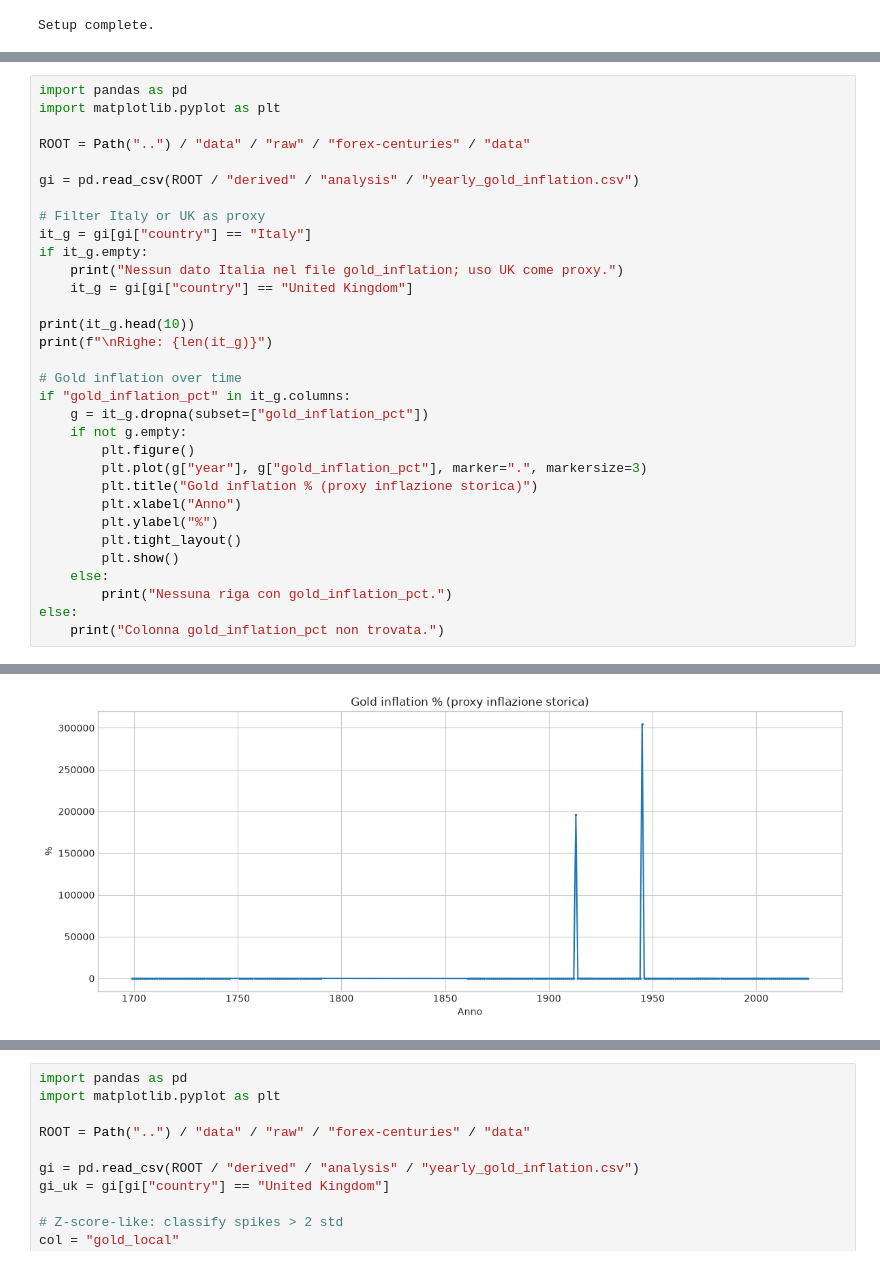
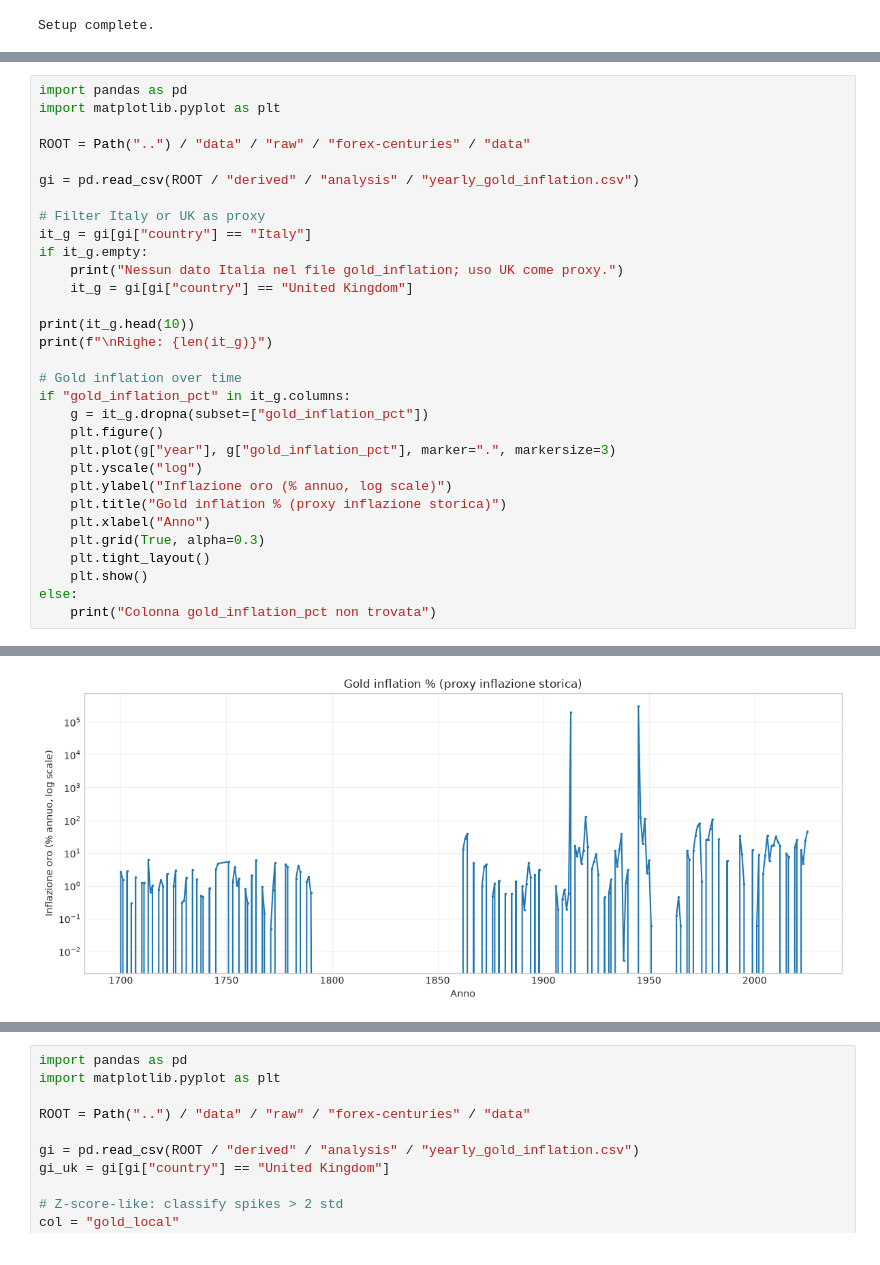
Before and after one commit to dataciviclab/forex-centuries-it, a Jupyter notebook: notebooks/executed.ipynb, the cells around one changed output, grey strips where cells are left out. Saved outputs shown, nothing was run; the diff lists cells and outputs as text.

```diff
--- a/notebooks/executed.ipynb
+++ b/notebooks/executed.ipynb
@@ -72,43 +71,42 @@ gi = pd.read_csv(ROOT / "derived" / "analysis" / "yearly_gold_inflation.csv")
 it_g = gi[gi["country"] == "Italy"]
 if it_g.empty:
     print("Nessun dato Italia nel file gold_inflation; uso UK come proxy.")
     it_g = gi[gi["country"] == "United Kingdom"]
 
 print(it_g.head(10))
 print(f"\nRighe: {len(it_g)}")
 
 # Gold inflation over time
 if "gold_inflation_pct" in it_g.columns:
     g = it_g.dropna(subset=["gold_inflation_pct"])
-    if not g.empty:
-        plt.figure()
-        plt.plot(g["year"], g["gold_inflation_pct"], marker=".", markersize=3)
-        plt.title("Gold inflation % (proxy inflazione storica)")
-        plt.xlabel("Anno")
-        plt.ylabel("%")
-        plt.tight_layout()
-        plt.show()
-    else:
-        print("Nessuna riga con gold_inflation_pct.")
+    plt.figure()
+    plt.plot(g["year"], g["gold_inflation_pct"], marker=".", markersize=3)
+    plt.yscale("log")
+    plt.ylabel("Inflazione oro (% annuo, log scale)")
+    plt.title("Gold inflation % (proxy inflazione storica)")
+    plt.xlabel("Anno")
+    plt.grid(True, alpha=0.3)
+    plt.tight_layout()
+    plt.show()
 else:
-    print("Colonna gold_inflation_pct non trovata.")
+    print("Colonna gold_inflation_pct non trovata")
 # %% [output]
      year  decade country  gold_local  grams_per_100  gold_inflation_pct  \
 684  1698    1690   Italy     20.5923       151.0442                 NaN
 693  1699    1690   Italy     19.0039       163.6688             -7.7135
 702  1700    1700   Italy     19.5155       159.3786              2.6918
 712  1701    1700   Italy     19.8178       156.9475              1.5490
 722  1702    1700   Italy     18.6295       166.9579             -5.9957
 729  1703    1700   Italy     19.1546       162.3817              2.8182
 735  1704    1700   Italy     18.3235       169.7465             -4.3387
 742  1705    1700   Italy     18.3777       169.2459              0.2957
 751  1706    1700   Italy     18.2466       170.4615             -0.7131
 759  1707    1700   Italy     18.5818       167.3869              1.8368
 
 ... (21 lines left out)
 751                 112.8554       1698
 759                 110.8198       1698
 
 Righe: 254
-[figure, old version]
+[figure, new version]
 # %% [markdown]
```
Also changed, not shown: parts of 3 cells of this notebook, 1 other file.
